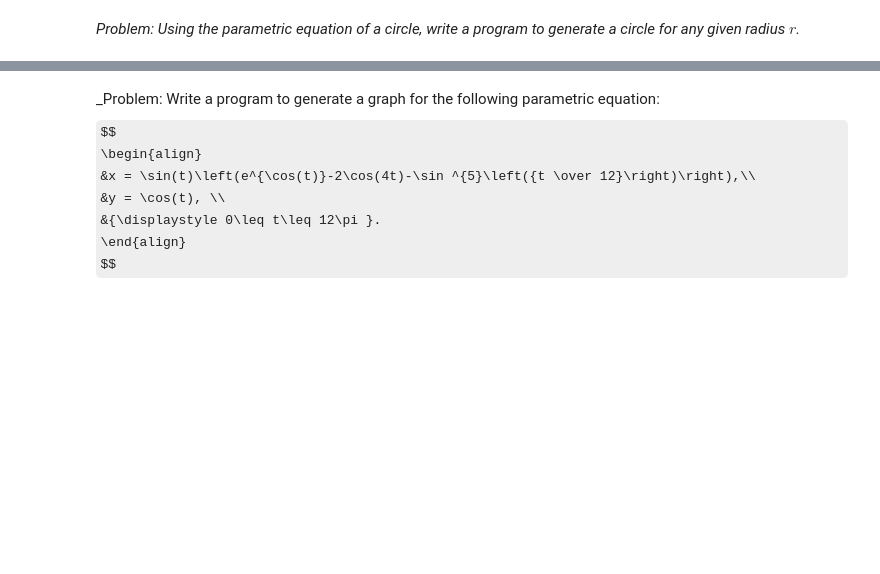
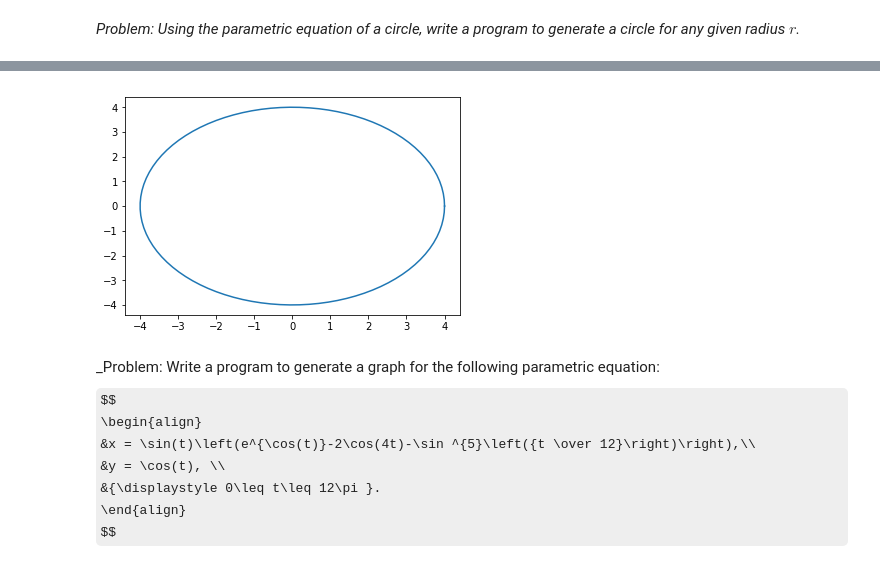
Before and after one commit to uduakgeorge/M340, a Jupyter notebook: Math-340-Notebooks-master/Lectures/Course_Lectures/Lecture_Six_Integration_Parametric_Equations_class_files.ipynb, the cells around one changed output, grey strips where cells are left out. Cells and saved outputs as stored; diff of their text form; code cells hidden in the pictures; some formulas as TeX source; blank space fills up the shorter version.

```diff
--- a/Math-340-Notebooks-master/Lectures/Course_Lectures/Lecture_Six_Integration_Parametric_Equations_class_files.ipynb
+++ b/Math-340-Notebooks-master/Lectures/Course_Lectures/Lecture_Six_Integration_Parametric_Equations_class_files.ipynb
@@ -16,3 +25,7 @@ _Problem: Using the parametric equation of a circle, write a program to generate
+# %%
+mycircle(4)
+# %% [output]
+[figure, added]
 # %% [markdown]
 _Problem: Write a program to generate a graph for the following  parametric equation:
 $$
```
Also changed, not shown: parts of 9 cells of this notebook.
